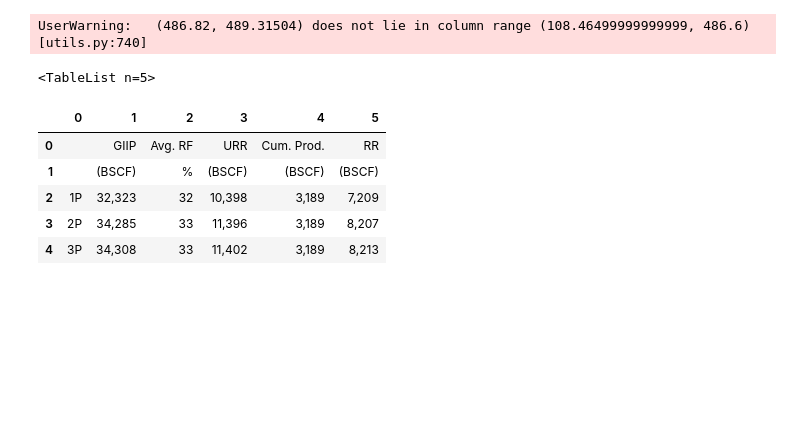
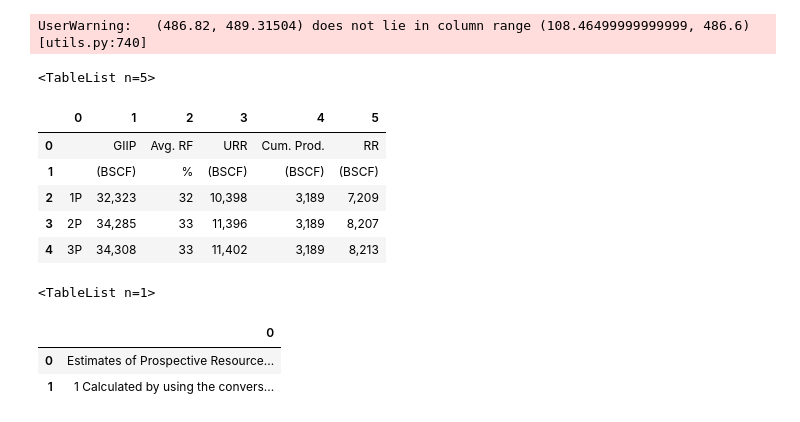
Before and after one commit to vadimsavenkov/Scrap_Pdf_Table, a Jupyter notebook: Scrap_Table_Pdf.ipynb, the cells around one changed output. Saved outputs shown, nothing was run; the diff lists cells and outputs as text; code cells hidden in the pictures; blank space fills up the shorter version.

```diff
--- a/Scrap_Table_Pdf.ipynb
+++ b/Scrap_Table_Pdf.ipynb
@@ -309,3 +309,15 @@ file_name11 = pd.ExcelWriter('WOC AGas Results.xlsx')
 table11.to_excel(file_name11)
 table11.to_excel(file_name11)
 file_name11.save()
+# %%
+pdf_p35= cam.read_pdf("2011-Guidelines-for-Application-of-the-PRMS.pdf", pages = "35")
+pdf_p35
+# %% [output]
+<TableList n=1>
+# %%
+table35 = pdf_p35[-1].df
+table35
+# %% [output]
+|  | 0 |
+| 0 | Estimates of Prospective Resource... |
+| 1 | 1 Calculated by using the convers... |
```
